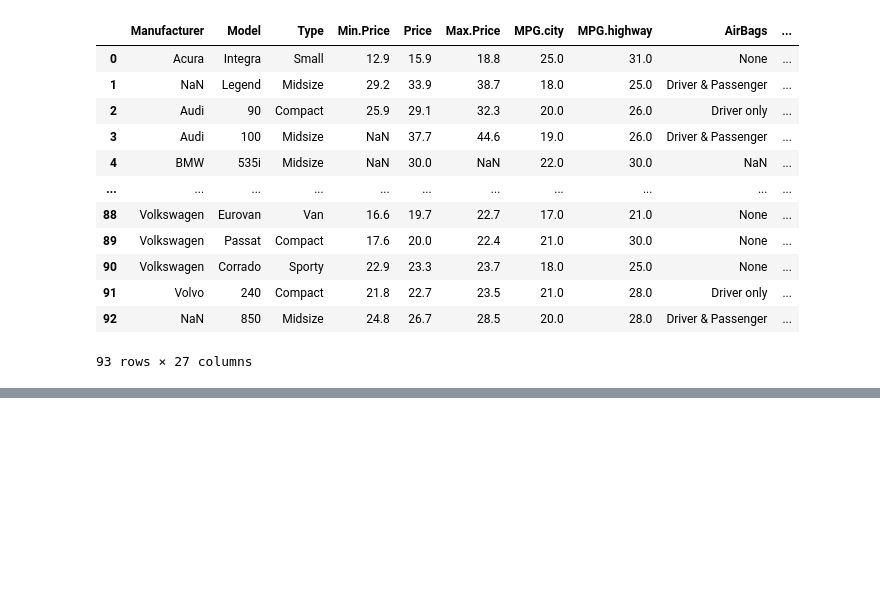
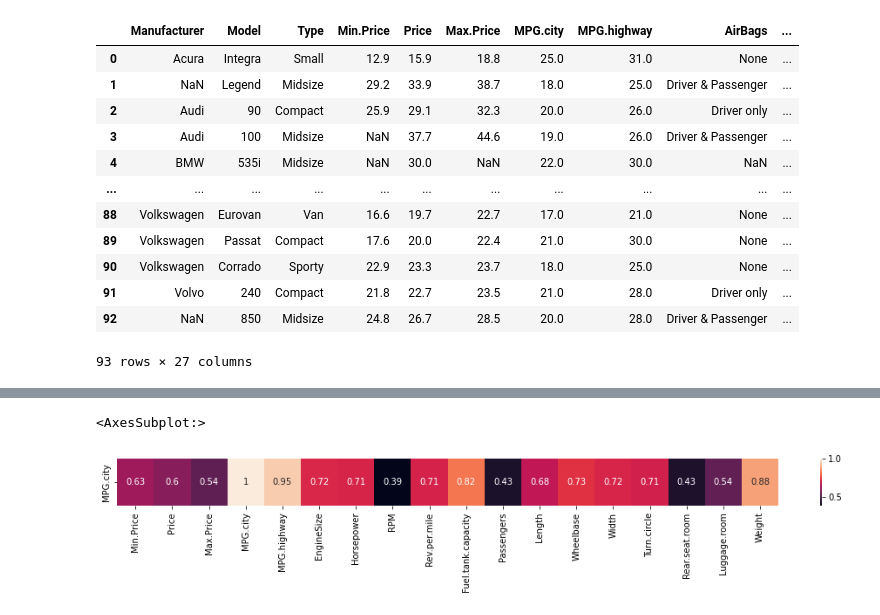
Before and after one commit to i0nathan/unaqds, a Jupyter notebook: modules/3/08 - Ingenieria de Variables (Laboratorio).ipynb, the cells around one changed output, grey strips where cells are left out. Cells and saved outputs as stored; diff of their text form; code cells hidden in the pictures; blank space fills up the shorter version.

```diff
--- a/modules/3/08 - Ingenieria de Variables (Laboratorio).ipynb
+++ b/modules/3/08 - Ingenieria de Variables (Laboratorio).ipynb
@@ -69,2 +187,7 @@ df.isnull().sum().to_frame()
 # %%
 # 4) Usando los datos imputados, realizar un estudio de correlación. Use la variable MPG.city como variable objetivo (Y)
+plt.figure(figsize=(17, 1))
+sns.heatmap(pd.DataFrame(abs(df.corr()['MPG.city'])).T, annot=True)
+# %% [output]
+<AxesSubplot:>
+[figure, added]
```
Also changed, not shown: parts of 19 cells of this notebook, 1 other file.
